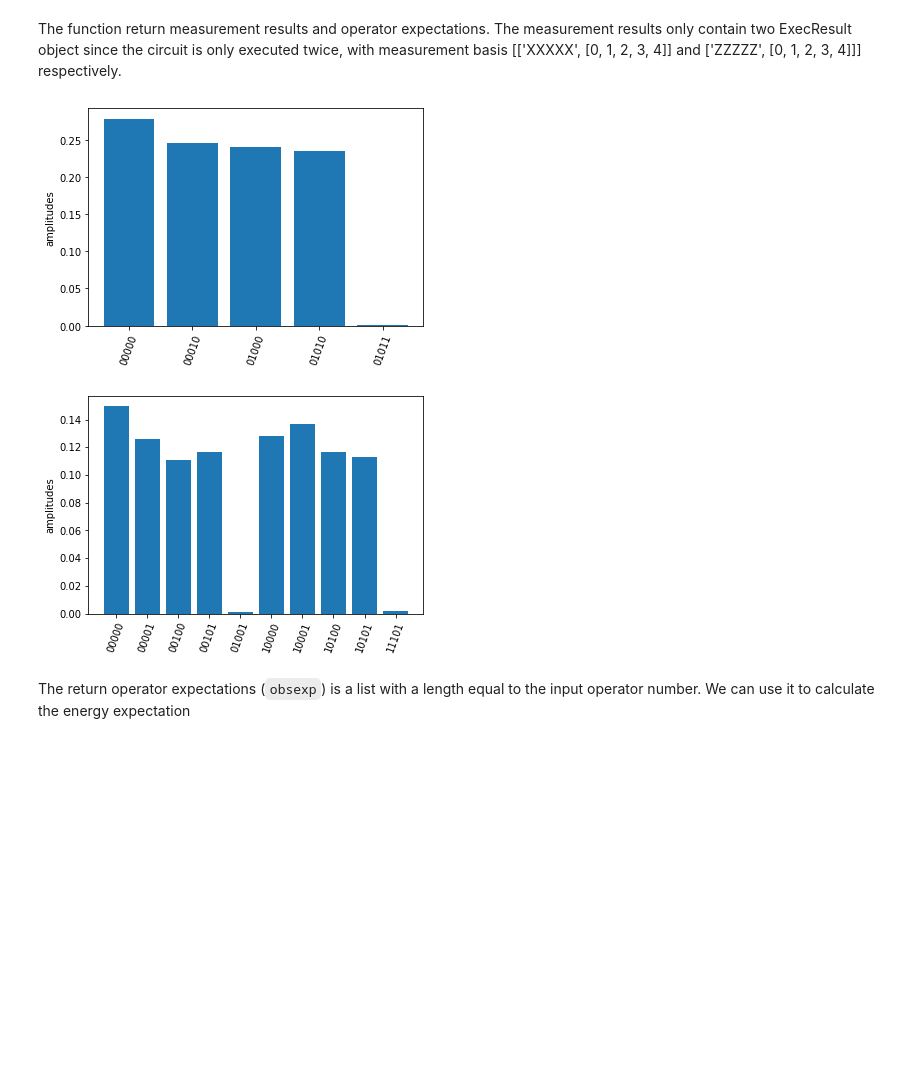
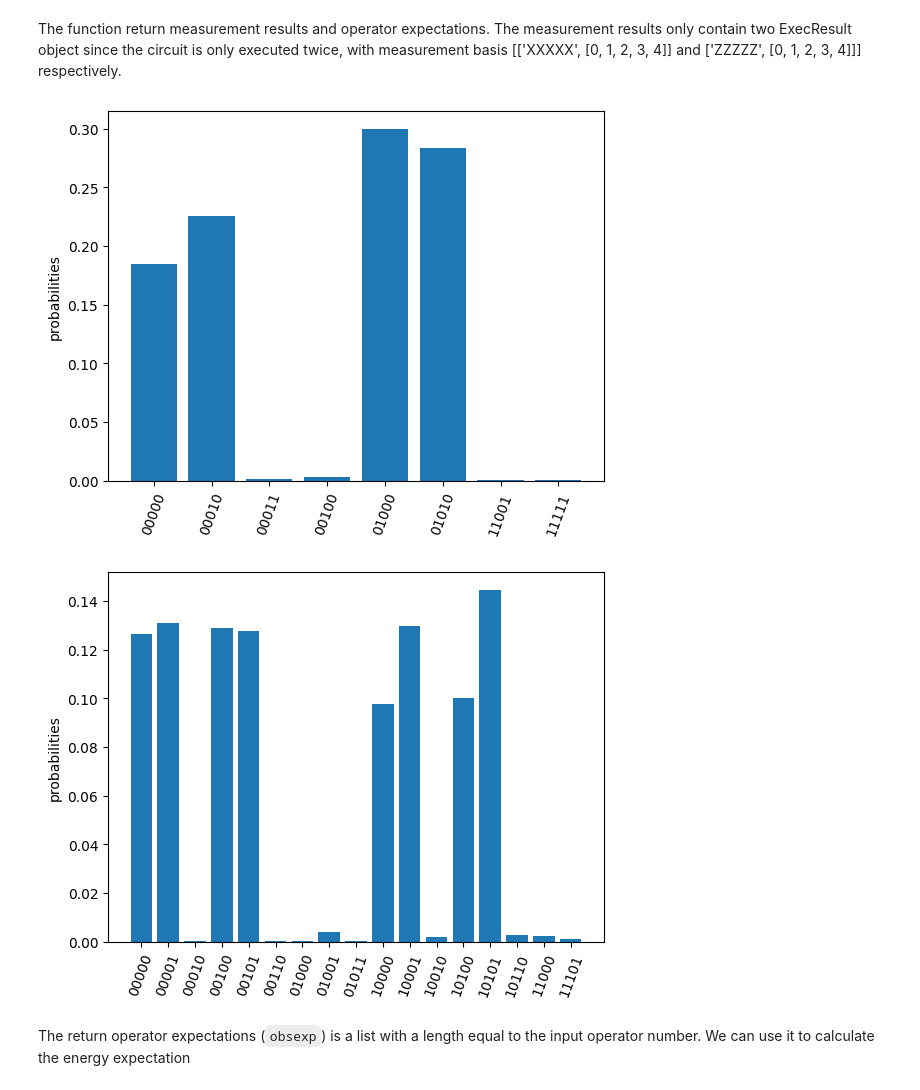
Before and after one commit to ScQ-Cloud/scq-cloud.github.io, a Jupyter notebook: index.ipynb, the cells around one changed output. Saved outputs shown, nothing was run; the diff lists cells and outputs as text; code cells hidden in the pictures; blank space fills up the shorter version.

```diff
--- a/index.ipynb
+++ b/index.ipynb
@@ -169,11 +167,11 @@ Job start, need measured in  [['XXXXX', [0, 1, 2, 3, 4]], ['ZZZZZ', [0, 1, 2, 3,
 The function return measurement results and operator expectations. The measurement results only contain two ExecResult object since the circuit is only executed twice, with measurement basis  [['XXXXX', [0, 1, 2, 3, 4]] and ['ZZZZZ', [0, 1, 2, 3, 4]]] respectively.
 # %%
 
-res[0].plot_amplitudes()
-res[1].plot_amplitudes()
+res[0].plot_probabilities()
+res[1].plot_probabilities()
 # %% [output]
-[figure, old version]
+[figure, new version]
-[figure, old version]
+[figure, new version]
 # %% [markdown]
 The return operator expectations (`obsexp`) is a list with a length equal to the input operator number. We can use it to calculate the energy expectation
 # %%
```
Also changed, not shown: parts of 13 cells of this notebook, 12 other files.
